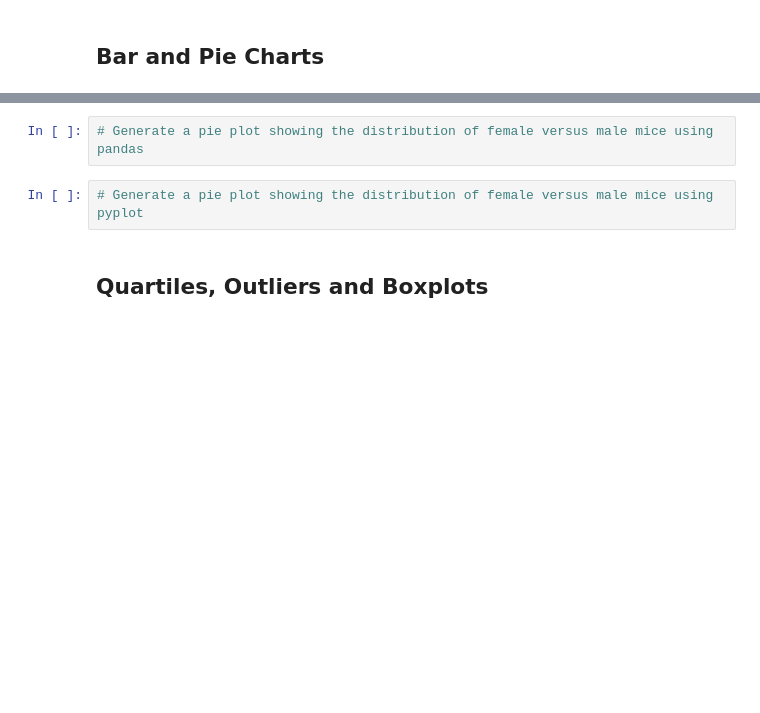
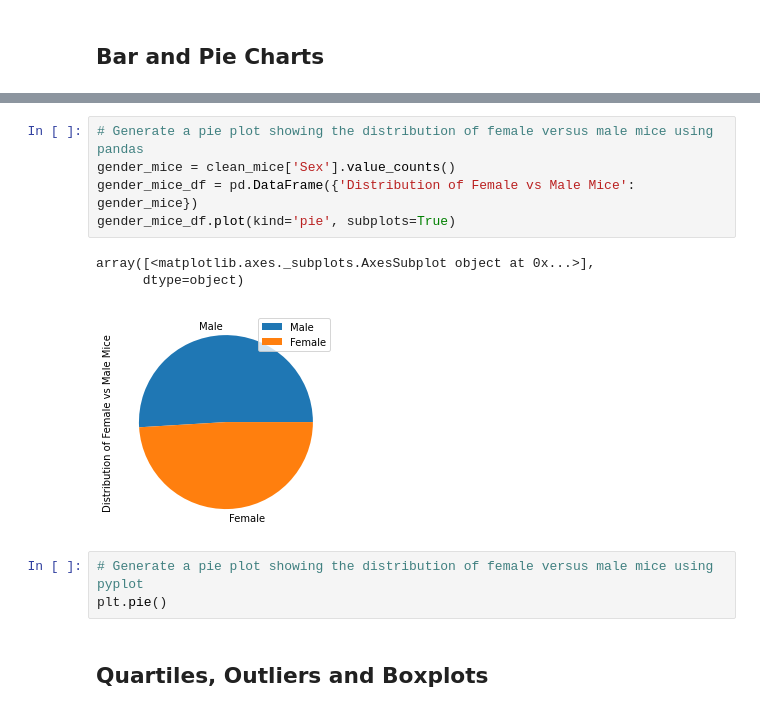
Before and after one commit to ethomps33/MatplotlibHW_ThePowerOfPlots, a Jupyter notebook: Pymaceuticals/pymaceuticals_starter.ipynb, the cells around one changed output, grey strips where cells are left out. Cells and saved outputs as stored; diff of their text form; blank space fills up the shorter version.

```diff
--- a/Pymaceuticals/pymaceuticals_starter.ipynb
+++ b/Pymaceuticals/pymaceuticals_starter.ipynb
@@ -122,7 +129,15 @@ plt.show()
+# %%
+# Generate a pie plot showing the distribution of female versus male mice using pandas
+gender_mice = clean_mice['Sex'].value_counts()
+gender_mice_df = pd.DataFrame({'Distribution of Female vs Male Mice': gender_mice})
+gender_mice_df.plot(kind='pie', subplots=True)
+# %% [output]
+array([<matplotlib.axes._subplots.AxesSubplot object at 0x...>],
+      dtype=object)
+[figure, added]
 # %%
-# Generate a pie plot showing the distribution of female versus male mice using pandas
+# Generate a pie plot showing the distribution of female versus male mice using pyplot
+plt.pie()
-# %%
-# Generate a pie plot showing the distribution of female versus male mice using pyplot
 # %% [markdown]
 ## Quartiles, Outliers and Boxplots
 # %%
```
Also changed, not shown: parts of 6 cells of this notebook.
